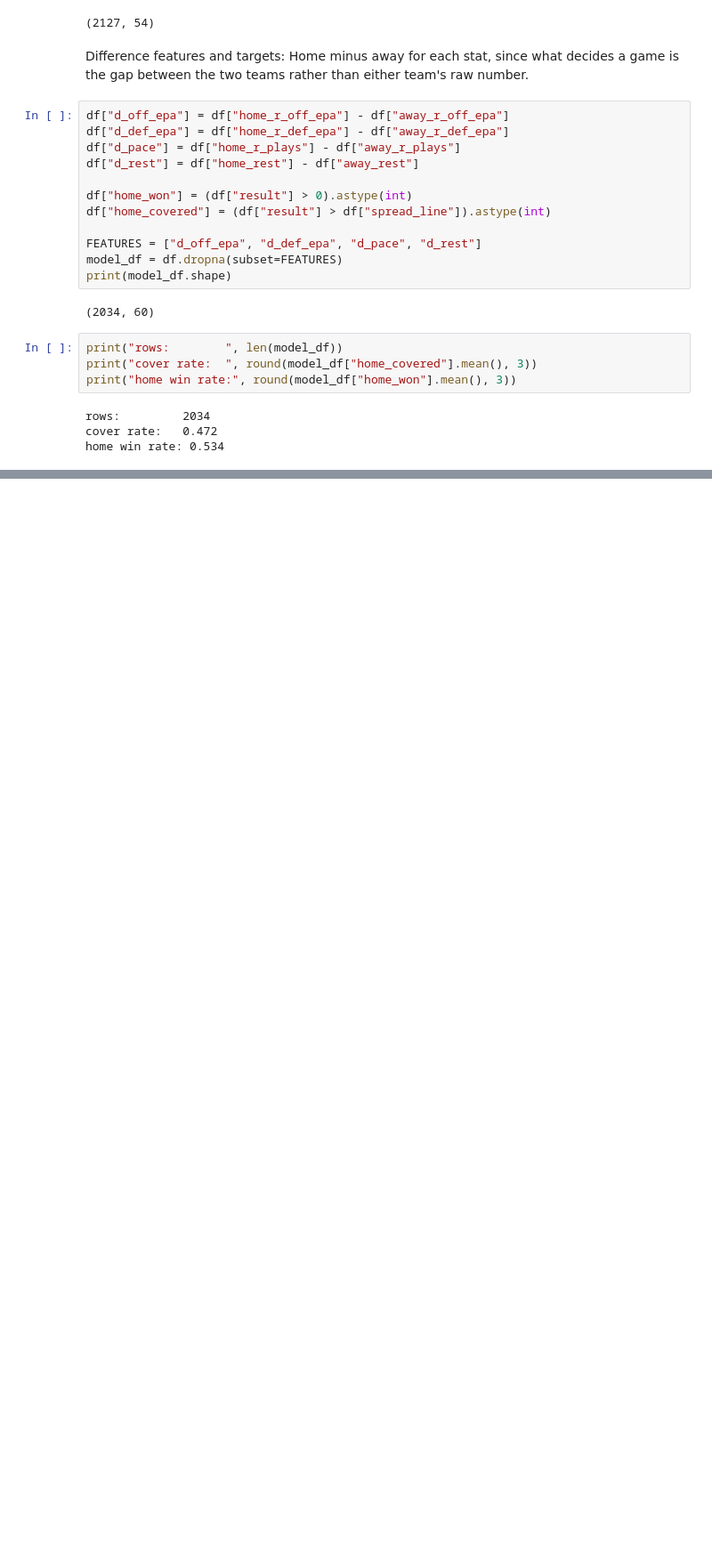
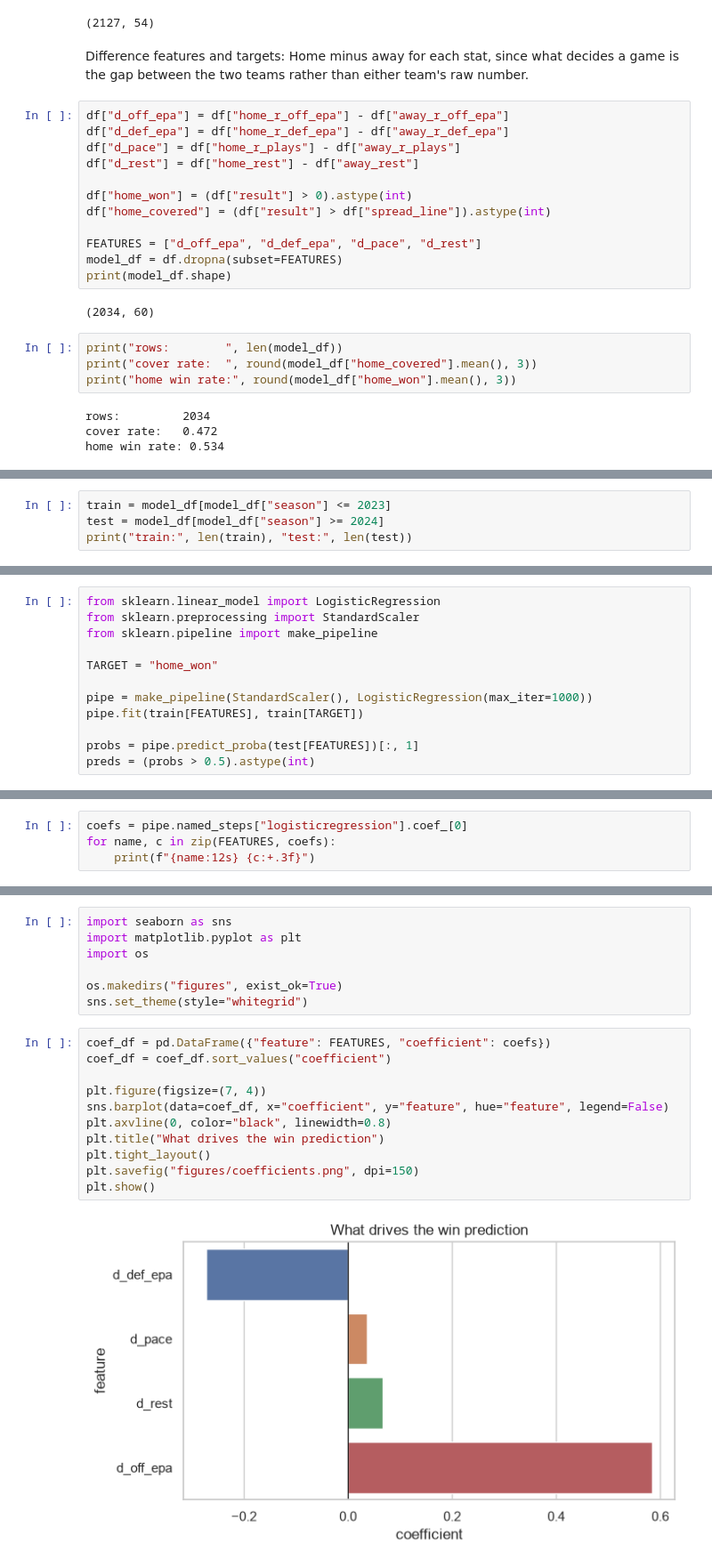
Before and after one commit to natcol06/nfl-spread-model, a Jupyter notebook: explore.ipynb, the cells around one changed output, grey strips where cells are left out. Shown at 89% size. Saved outputs shown, nothing was run; the diff lists cells and outputs as text; blank space fills up the shorter version.

Commit message:
Add evaluation charts

```diff
--- a/explore.ipynb
+++ b/explore.ipynb
@@ -167,0 +170,4 @@ home win rate: 0.534
+# %%
+train = model_df[model_df["season"] <= 2023]
+test = model_df[model_df["season"] >= 2024]
+print("train:", len(train), "test:", len(test))
@@ -167,0 +178,12 @@ home win rate: 0.534
+# %%
+from sklearn.linear_model import LogisticRegression
+from sklearn.preprocessing import StandardScaler
+from sklearn.pipeline import make_pipeline
+
+TARGET = "home_won"
+
+pipe = make_pipeline(StandardScaler(), LogisticRegression(max_iter=1000))
+pipe.fit(train[FEATURES], train[TARGET])
+
+probs = pipe.predict_proba(test[FEATURES])[:, 1]
+preds = (probs > 0.5).astype(int)
@@ -167,0 +205,4 @@ home win rate: 0.534
+# %%
+coefs = pipe.named_steps["logisticregression"].coef_[0]
+for name, c in zip(FEATURES, coefs):
+    print(f"{name:12s} {c:+.3f}")
@@ -167,0 +236,20 @@ home win rate: 0.534
+# %%
+import seaborn as sns
+import matplotlib.pyplot as plt
+import os
+
+os.makedirs("figures", exist_ok=True)
+sns.set_theme(style="whitegrid")
+# %%
+coef_df = pd.DataFrame({"feature": FEATURES, "coefficient": coefs})
+coef_df = coef_df.sort_values("coefficient")
+
+plt.figure(figsize=(7, 4))
+sns.barplot(data=coef_df, x="coefficient", y="feature", hue="feature", legend=False)
+plt.axvline(0, color="black", linewidth=0.8)
+plt.title("What drives the win prediction")
+plt.tight_layout()
+plt.savefig("figures/coefficients.png", dpi=150)
+plt.show()
+# %% [output]
+[figure, added]
```
Also changed, not shown: parts of 11 cells of this notebook, 3 other files.
